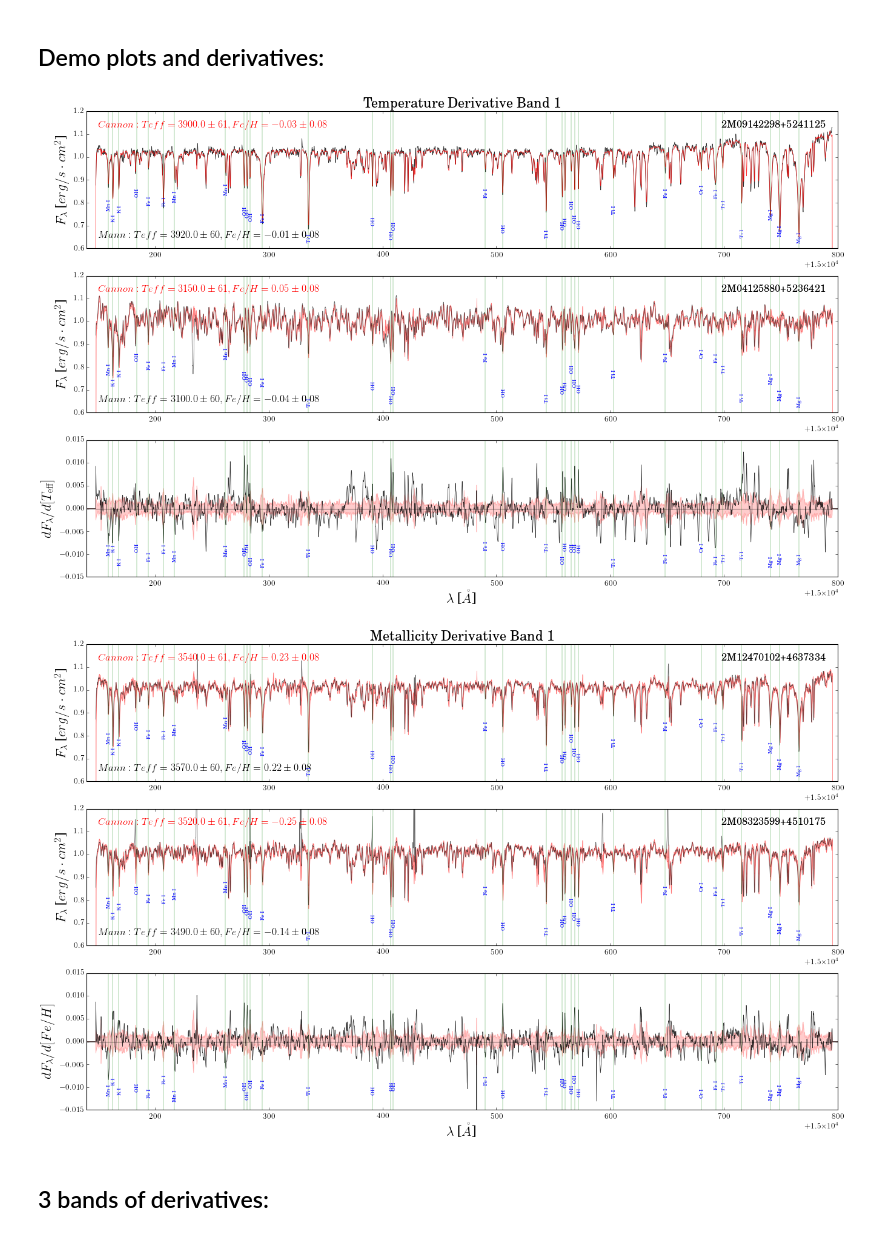
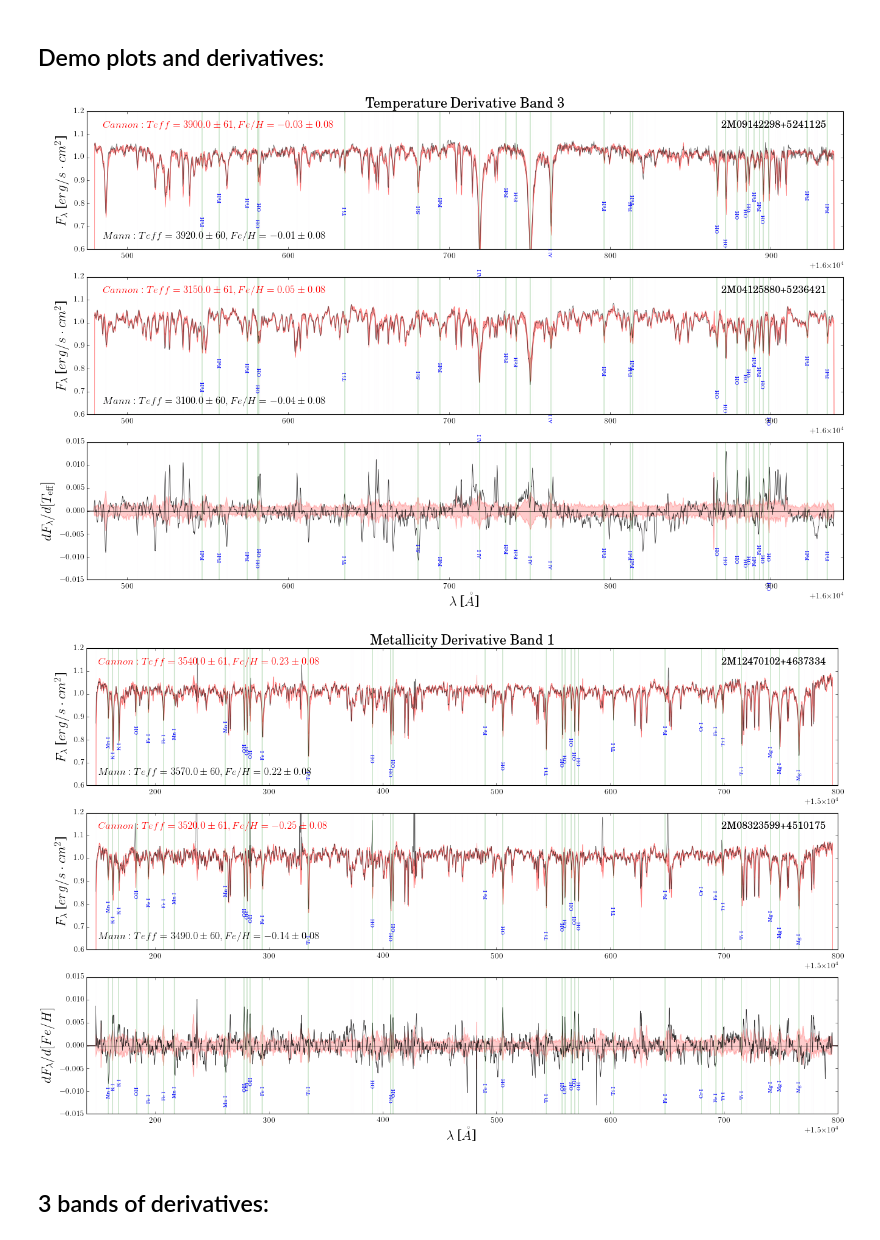
Before and after one commit to jbirky/Mdwarf_project, a Jupyter notebook: cannon_runs/bonus_run_cannon.ipynb, the cells around one changed output. Cells and saved outputs as stored; diff of their text form; code cells hidden in the pictures.

Commit message:
update plots

```diff
--- a/cannon_runs/bonus_run_cannon.ipynb
+++ b/cannon_runs/bonus_run_cannon.ipynb
@@ -174,7 +174,7 @@ jack_err_fe_h = np.array([jackknife(4,m) for m in range(npix)])
 # %% [markdown]
 ## Demo plots and derivatives:
 # %%
-i = 0 #band number
+i = 2 #band number
 tr_label_unc = [60, .08]
 te_label_unc = [61, .08]
 demo_specs = ['2M09142298+5241125', '2M04125880+5236421']
@@ -198,8 +198,11 @@ ax1.text(bands[i][0]+10, .68, ref_lbl1, color='k', fontsize=15, va='top', ha='le
 train_flux1 = ds.tr_flux[ind[0]][pbands[i]]
 train_flux1[train_flux1 == 0] = np.nan
 
-ax1.plot(ds.wl[pbands[i]], train_flux1, color='k', alpha=.8, linewidth=.7)
-ax1.plot(ds.wl[pbands[i]], synth[ind[0]][pbands[i]], color='r', alpha=.8, linewidth=.7)
+ax1.plot(ds.wl[pbands[i]], train_flux1, color='k', alpha=.6, linewidth=.7)
+# ax1.plot(ds.wl[pbands[i]], synth[ind[0]][pbands[i]], color='r', alpha=.8, linewidth=.7)
+ax1.fill_between(ds.wl[pbands[i]], synth[ind[0]][pbands[i]] - md.scatters[pbands[i]], synth[ind[0]][pbands[i]] + md.scatters[pbands[i]], \
+                 color='r', alpha=.4, linewidth=.7)
+
 ax1.axhline(y=0, color='k', alpha=.5)
 ax1.set_ylabel(r'$F_{\lambda}$ [$erg/s \cdot cm^{2}$]', fontsize=20)
 ax1.set_xlim(bands[i])
@@ -232,34 +235,43 @@ ax3.fill_between(ds.wl, -jack_err_teff, jack_err_teff, alpha=.2, color='r')
 ax3.axhline(y=0, color='k', alpha=.5)
 ax3.set_ylabel(r'$dF_{\lambda}/d[T_{\rm eff}]$', fontsize=20)
 ax3.set_xlabel(r'$\lambda$ [$\mathring{A}$]', fontsize=20)
 ax3.set_xlim(bands[i])
 ax3.set_ylim(-.015,.015)
 
 xrange = [ds.wl[0], ds.wl[1]]
 yrange = [min(md.coeffs.T[k]), max(md.coeffs.T[k])]
 
 for lines in line_names:
     for feature in line_list[lines]:
 
         # determine position of the line and label based on pixel of the spectrum
         xpos = min(wave, key=lambda x:abs(x - feature))
         index = list(wave).index(xpos)
         ypos = ds.tr_flux[i][index]
 
         if (feature >= bands[i][0]) & (feature <= bands[i][1]):
             ax1.axvline(x=feature, ymin=-2, ymax=2, linewidth=.3, color='g')
             ax1.text(feature, ypos-.15, lines, rotation=90, ha='center', color='b', fontsize=8)
 
             ax2.axvline(x=feature, ymin=-2, ymax=2, linewidth=.3, color='g')
             ax2.text(feature, ypos-.15, lines, rotation=90, ha='center', color='b', fontsize=8)
 
             ax3.axvline(x=feature, ymin=-2, ymax=2, linewidth=.3, color='g')
             ax3.text(feature, -.01+np.random.uniform(-.002,.002), lines, rotation=90, ha='center', color='b', fontsize=8)
 
+for line in teff_unid_lines:
+
+    if (line >= bands[i][0]) & (line <= bands[i][1]):
+        ax1.axvline(x=line, ymin=-1, ymax=1, linewidth=.1, color='purple', alpha=.15)
+        ax2.axvline(x=line, ymin=-1, ymax=1, linewidth=.1, color='purple', alpha=.15)
+        ax3.axvline(x=line, ymin=-1, ymax=1, linewidth=.1, color='purple', alpha=.15)
+
 ax1.set_title('Temperature Derivative Band '+str(i+1), fontsize=20)
+plt.savefig('bonus_results/demo_derivatives_teff'+str(i+1)+'.pdf')
 plt.show()
+plt.close()
 # %% [output]
-[figure, old version]
+[figure, new version]
 # %%
 i = 0 #band number
 tr_label_unc = [60, .08]
@@ -346,10 +358,19 @@ for lines in line_names:
             ax3.axvline(x=feature, ymin=-2, ymax=2, linewidth=.3, color='g')
             ax3.text(feature, -.01+np.random.uniform(-.002,.002), lines, rotation=90, ha='center', color='b', fontsize=8)
 
+for line in fe_h_unid_lines:
+
+    if (line >= bands[i][0]) & (line <= bands[i][1]):
+        ax1.axvline(x=line, ymin=-1, ymax=1, linewidth=.1, color='purple', alpha=.15)
+        ax2.axvline(x=line, ymin=-1, ymax=1, linewidth=.1, color='purple', alpha=.15)
+        ax3.axvline(x=line, ymin=-1, ymax=1, linewidth=.1, color='purple', alpha=.15)
+
 ax1.set_title('Metallicity Derivative Band '+str(i+1), fontsize=20)
+plt.savefig('bonus_results/demo_derivatives_feh'+str(i+1)+'.pdf')
 plt.show()
+plt.close()
 # %% [output]
-[figure, old version]
+[figure, new version]
 # %% [markdown]
 ## 3 bands of derivatives:
 # %%
```
Also changed, not shown: parts of 3 cells of this notebook.
